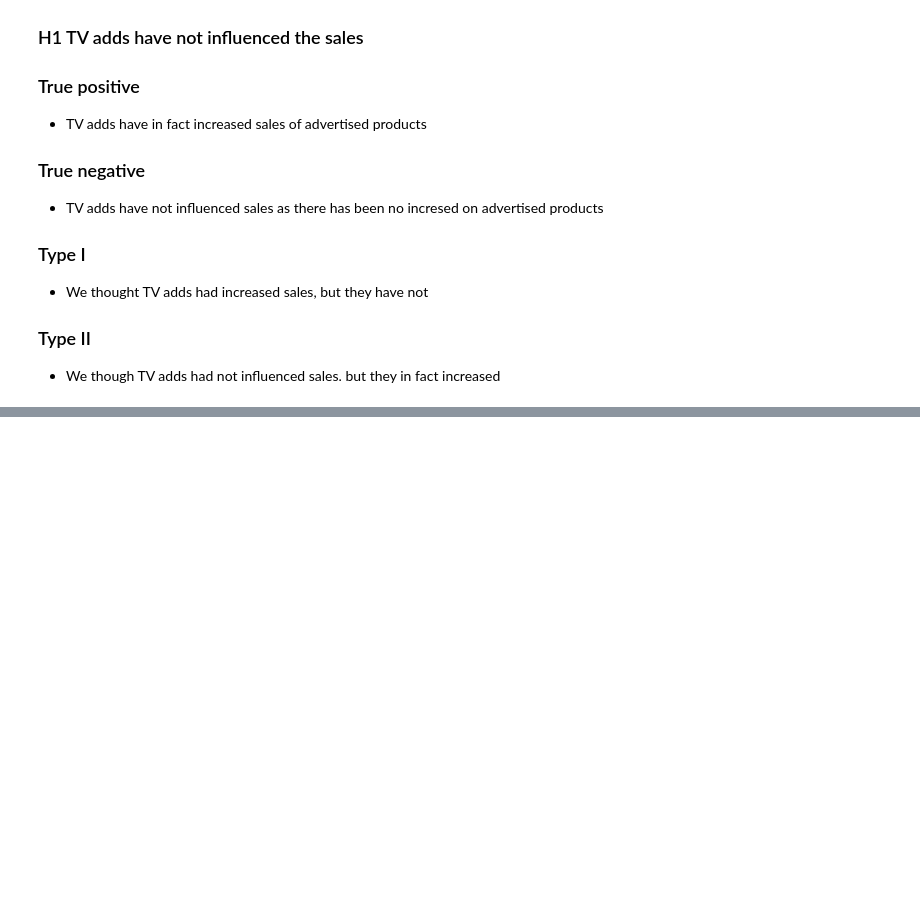
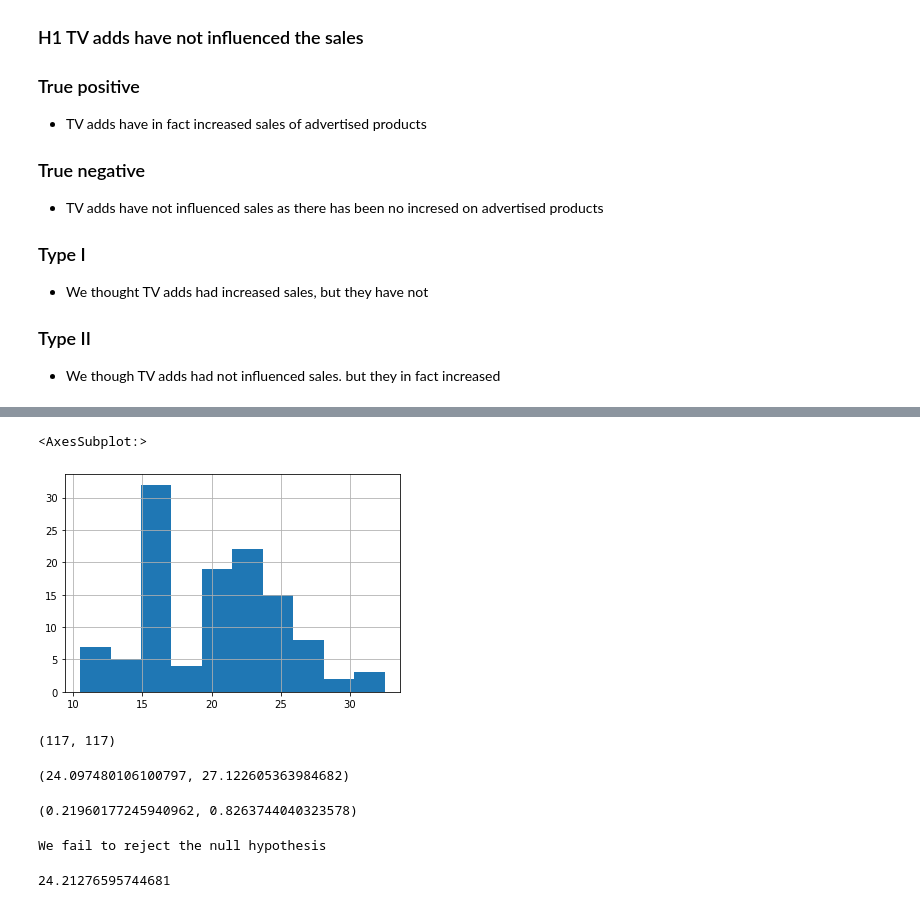
Before and after one commit to AJMartinezLlanes/statistics-exercises, a Jupyter notebook: hypothesis_testing.ipynb, the cells around one changed output, grey strips where cells are left out. Drawn from its saved outputs; the diff is of its cells as text; code cells hidden in the pictures; blank space fills up the shorter version.

```diff
--- a/hypothesis_testing.ipynb
+++ b/hypothesis_testing.ipynb
@@ -49,0 +126,25 @@ It is your job to reword these as more precise questions that could be tested.
+# %%
+fuel_ef08.hist()
+# %% [output]
+<AxesSubplot:>
+[figure, added]
+# %%
+fuel_ef08.count(), fuel_ef99.count()
+# %% [output]
+(117, 117)
+# %%
+fuel_ef08.var(), fuel_ef99.var()
+# %% [output]
+(24.097480106100797, 27.122605363984682)
+# %%
+t, p = stats.ttest_ind(fuel_ef99, fuel_ef08)
+t, p
+# %% [output]
+(0.21960177245940962, 0.8263744040323578)
+# %%
+if (p < alpha):
+    print("We reject the null hypothesis")
+else:
+    print("We fail to reject the null hypothesis")
+# %% [output]
+We fail to reject the null hypothesis
@@ -49,0 +157,4 @@ It is your job to reword these as more precise questions that could be tested.
+# %%
+compact_mpg.mean()
+# %% [output]
+24.21276595744681
```
Also changed, not shown: parts of 20 cells of this notebook.
